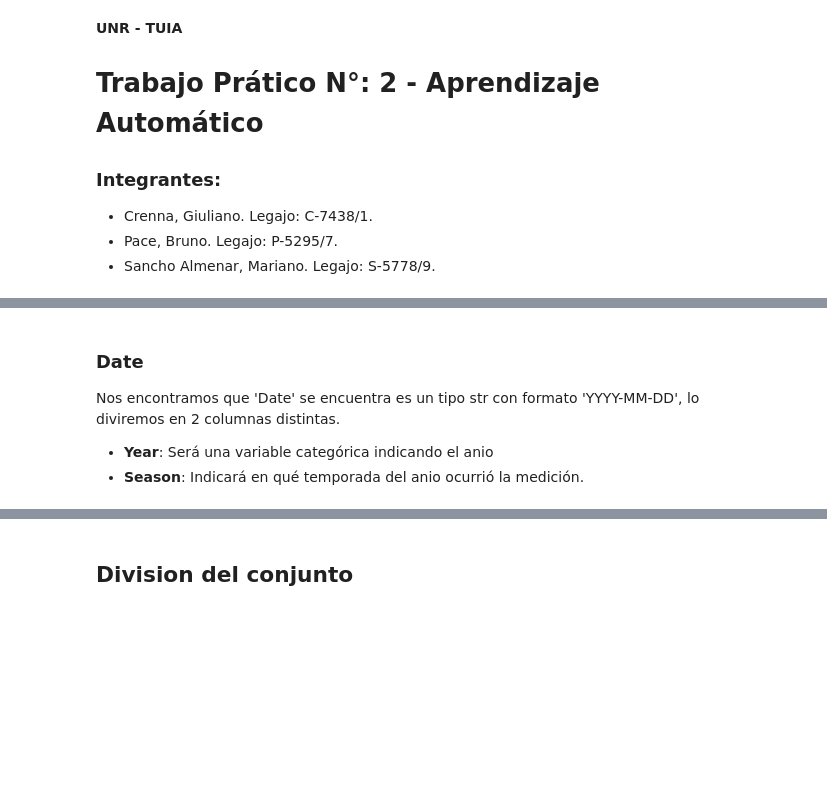
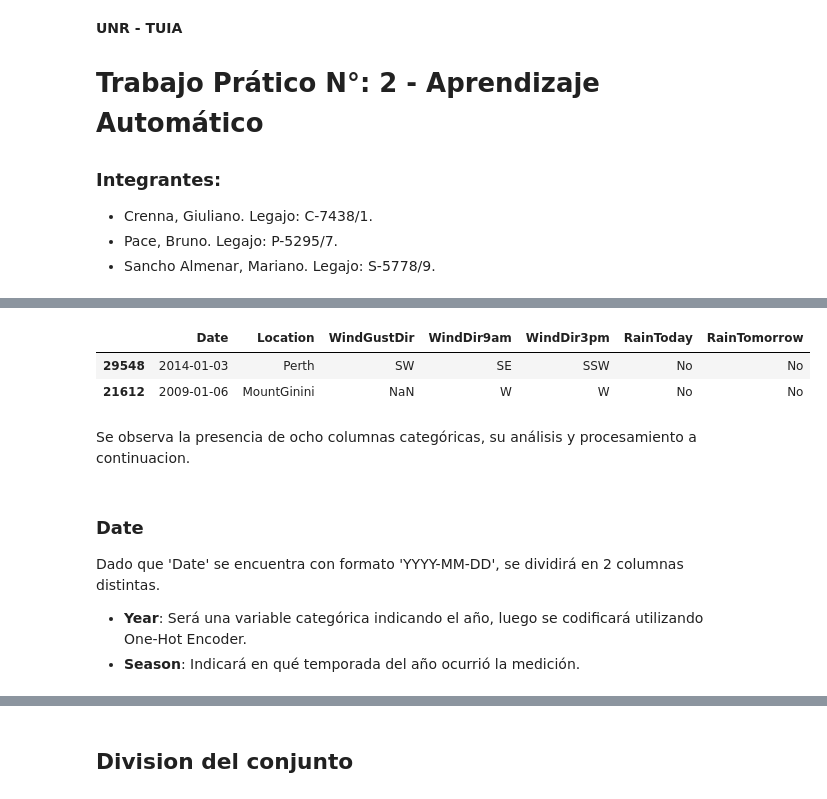
Before and after one commit to bpace1/AA1-TUIA-Crenna-Pace-SanchoAlmenar, a Jupyter notebook: TP-clasificacion-AA1.ipynb, the cells around one changed output, grey strips where cells are left out. Cells and saved outputs as stored; diff of their text form; code cells hidden in the pictures; blank space fills up the shorter version.

```diff
--- a/TP-clasificacion-AA1.ipynb
+++ b/TP-clasificacion-AA1.ipynb
@@ -43,2 +41,3 @@ Ejecutamos un random sobre las ubicaciones para quedarnos con 10. Esto va a camb
 # %%
-random.sample(df['Location'].unique().tolist(), k=10)
+random.seed(42)
+choosen_cities =  random.sample(df['Location'].unique().tolist(), k=10)
@@ -56,13 +44,3 @@ random.sample(df['Location'].unique().tolist(), k=10)
-# %%
-choosen_cities: list[str] =  ['NorfolkIsland',
- 'Richmond',
- 'Sydney',
- 'Nhil',
- 'Canberra',
- 'GoldCoast',
- 'Darwin',
- 'NorahHead',
- 'MountGambier',
- 'WaggaWagga']
 # %%
-selected_df: pd.DataFrame = df[df['Location'].isin(choosen_cities)].reset_index(drop = True) #filtro por ubicaciones seleccionadas
+# Se guarda en el DataFrame las tuplas con las ciudades elegidas
+df: pd.DataFrame = df[df['Location'].isin(choosen_cities)].reset_index(drop = True)
@@ -86,9 +70,17 @@ Nos encontramos con variables categóricas que cuentan con una gran cantidad de
+# %%
+df[['Date', 'Location', 'WindGustDir', 'WindDir9am', 'WindDir3pm',  'RainToday', 'RainTomorrow']].sample(2)
+# %% [output]
+|  | Date | Location | WindGustDir | WindDir9am | WindDir3pm | RainToday | RainTomorrow |
+| 29548 | 2014-01-03 | Perth | SW | SE | SSW | No | No |
+| 21612 | 2009-01-06 | MountGinini | NaN | W | W | No | No |
+# %% [markdown]
+Se observa la presencia de ocho columnas categóricas, su análisis y procesamiento a continuacion.
 # %% [markdown]
 
 ### Date
 
-Nos encontramos que  'Date' se encuentra es un tipo str con formato 'YYYY-MM-DD', lo diviremos en 2 columnas distintas.
+Dado que 'Date' se encuentra con formato 'YYYY-MM-DD', se dividirá en 2 columnas distintas.
 
-- **Year**: Será una variable categórica indicando el anio
-- **Season**:  Indicará en qué temporada del anio ocurrió la medición.
+- **Year**: Será una variable categórica indicando el año, luego se codificará utilizando One-Hot Encoder.
+- **Season**:  Indicará en qué temporada del año ocurrió la medición.
 # %%
```
Also changed, not shown: parts of 36 cells of this notebook.
